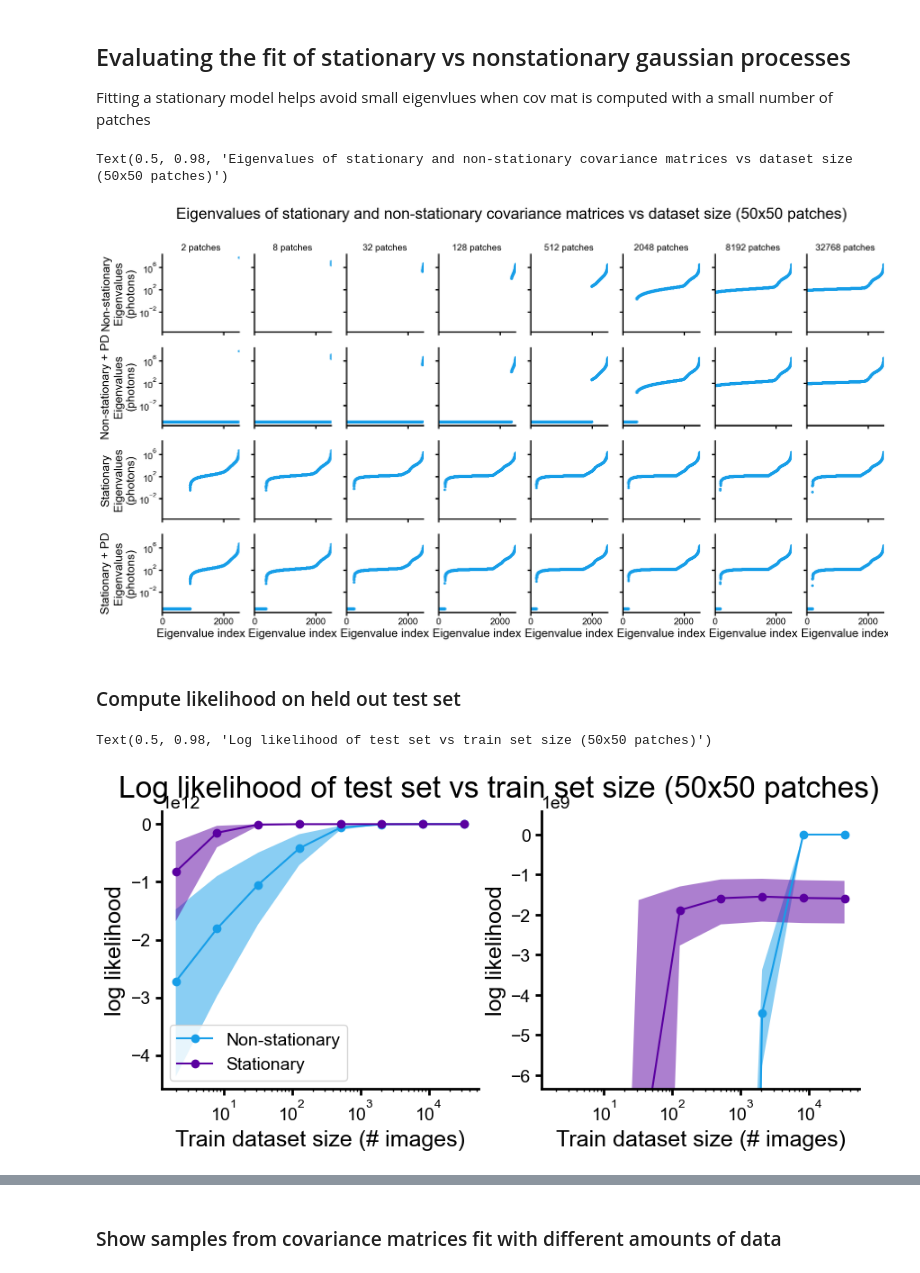
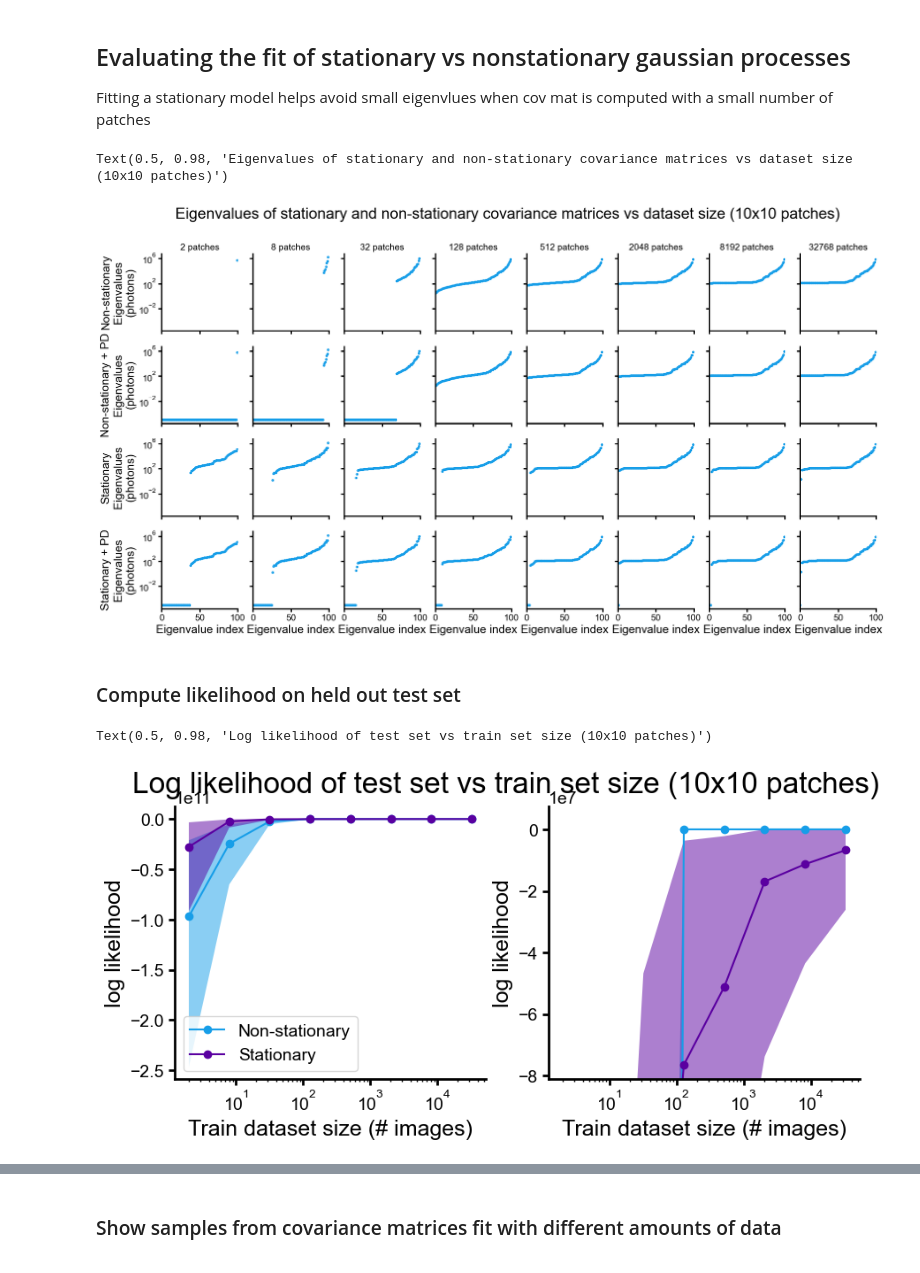
Before and after one commit to Waller-Lab/EncodingInformation, a Jupyter notebook: modeling_and_mi_estimation/MI_estimator_validation_experiments.ipynb, the cells around one changed output, grey strips where cells are left out. Drawn from its saved outputs; the diff is of its cells as text; code cells hidden in the pictures.

```diff
--- a/modeling_and_mi_estimation/MI_estimator_validation_experiments.ipynb
+++ b/modeling_and_mi_estimation/MI_estimator_validation_experiments.ipynb
@@ -33,7 +33,7 @@ Fitting a stationary model helps avoid small eigenvlues when cov mat is computed
 # %%
 # load images, extract patches, and compute cov mats
 edge_crop = 32
-patch_size = 50
+patch_size = 10
 num_patches_to_use = onp.array([2, 8, 32, 128, 512, 2048, 8192, 32768])
 # num_patches_to_use = onp.array([2, 8, 32, 128, 512, 2048, 8192])
 num_patches = num_patches_to_use.max()
@@ -107,8 +107,8 @@ for i, n_patches in enumerate(num_patches_to_use):
 
 fig.suptitle('Eigenvalues of stationary and non-stationary covariance matrices vs dataset size ({}x{} patches)'.format(patch_size, patch_size))
 # %% [output]
-Text(0.5, 0.98, 'Eigenvalues of stationary and non-stationary covariance matrices vs dataset size (50x50 patches)')
+Text(0.5, 0.98, 'Eigenvalues of stationary and non-stationary covariance matrices vs dataset size (10x10 patches)')
-[figure, old version]
+[figure, new version]
 # %% [markdown]
 ### Compute likelihood on held out test set
 # %%
@@ -147,33 +147,33 @@ log_likelihoods_stationary_confidence_interval = np.array(log_likelihoods_statio
 fig, ax = plt.subplots(1, 2, figsize=(10, 4))
 
 # plot the log likelihoods of both on the same plot
 ax[0].semilogx(num_patches_to_use, log_likelihoods_full_mean, 'o-', label='Non-stationary')
 ax[0].semilogx(num_patches_to_use, log_likelihoods_stationary_mean, 'o-', label='Stationary')
 ax[0].fill_between(num_patches_to_use, log_likelihoods_full_confidence_interval[:, 0], log_likelihoods_full_confidence_interval[:, 1], alpha=0.5)
 ax[0].fill_between(num_patches_to_use, log_likelihoods_stationary_confidence_interval[:, 0], log_likelihoods_stationary_confidence_interval[:, 1], alpha=0.5)
 ax[0].set(xlabel='Train dataset size (# images)', ylabel='log likelihood')
 ax[0].legend()
 clear_spines(ax[0])
 
 # zoom in on the top right
 ax[1].semilogx(num_patches_to_use, log_likelihoods_full_mean, 'o-', label='Non-stationary')
 ax[1].semilogx(num_patches_to_use, log_likelihoods_stationary_mean, 'o-', label='Stationary')
 ax[1].fill_between(num_patches_to_use, log_likelihoods_full_confidence_interval[:, 0], log_likelihoods_full_confidence_interval[:, 1], alpha=0.5)
 ax[1].fill_between(num_patches_to_use, log_likelihoods_stationary_confidence_interval[:, 0], log_likelihoods_stationary_confidence_interval[:, 1], alpha=0.5)
 ax[1].set(xlabel='Train dataset size (# images)', ylabel='log likelihood')
 # ax[1].legend()
 clear_spines(ax[1])
 # take the min and max of both plus a little extra to compute ylim
 ylim_max = np.max(np.concatenate([log_likelihoods_full_confidence_interval[-3:], log_likelihoods_stationary_confidence_interval[-3:]]))
 ylim_min = np.min(np.concatenate([log_likelihoods_full_confidence_interval[-3:], log_likelihoods_stationary_confidence_interval[-3:]]))
 # ylim_min = - 6e3
 # ylim_max = - 5e2
 the_range = ylim_max - ylim_min
 ax[1].set_ylim([ylim_min - 0.1 * the_range, ylim_max + 0.1 * the_range])
 # make this one y labels in scientific notation also
 ax[1].ticklabel_format(axis='y', style='sci', scilimits=(0,0))
 
-fig.suptitle('Log likelihood of test set vs train set size ({}x{} patches)'.format(patch_size, patch_size))
+fig.suptitle('Log likelihood of stationary vs non-stationary models ({}x{} patches)'.format(patch_size, patch_size))
 # %% [output]
-Text(0.5, 0.98, 'Log likelihood of test set vs train set size (50x50 patches)')
+Text(0.5, 0.98, 'Log likelihood of test set vs train set size (10x10 patches)')
-[figure, old version]
+[figure, new version]
```
Also changed, not shown: parts of 12 cells of this notebook, 8 other files.
